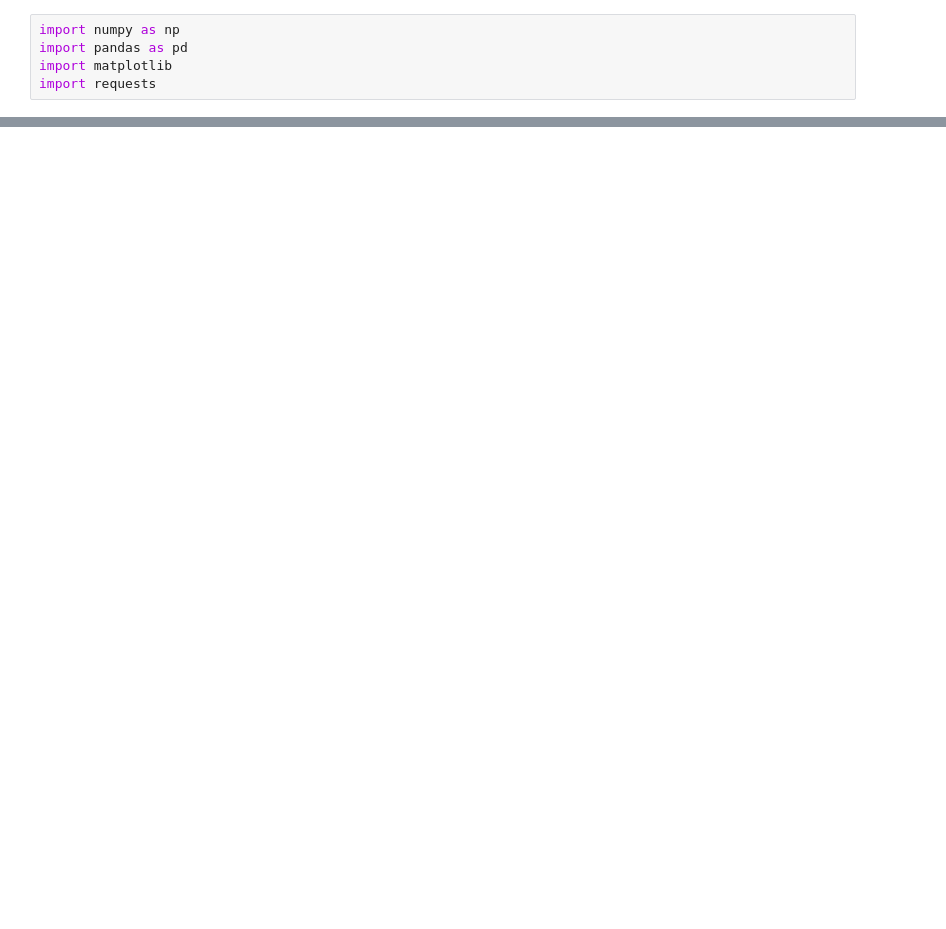
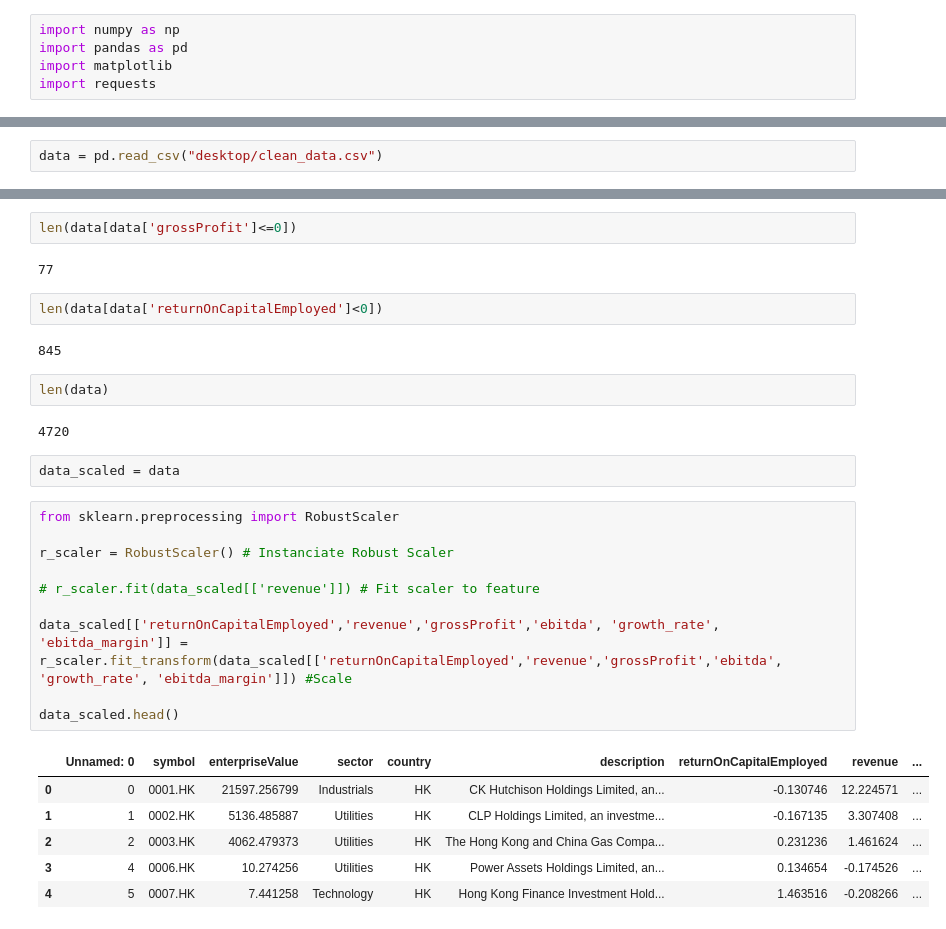
Before and after one commit to pierremstr/Company_Valuation, a Jupyter notebook: test__.ipynb, the cells around one changed output, grey strips where cells are left out. Drawn from its saved outputs; the diff is of its cells as text; blank space fills up the shorter version.

```diff
--- a/test__.ipynb
+++ b/test__.ipynb
@@ -39,0 +6,2 @@ df
+# %%
+data = pd.read_csv("desktop/clean_data.csv")
@@ -39,0 +26,31 @@ df
+# %%
+len(data[data['grossProfit']<=0])
+# %% [output]
+77
+# %%
+len(data[data['returnOnCapitalEmployed']<0])
+# %% [output]
+845
+# %%
+len(data)
+# %% [output]
+4720
+# %%
+data_scaled = data
+# %%
+from sklearn.preprocessing import RobustScaler
+
+r_scaler = RobustScaler() # Instanciate Robust Scaler
+
+# r_scaler.fit(data_scaled[['revenue']]) # Fit scaler to feature
+
+data_scaled[['returnOnCapitalEmployed','revenue','grossProfit','ebitda', 'growth_rate', 'ebitda_margin']] = r_scaler.fit_transform(data_scaled[['returnOnCapitalEmployed','revenue','grossProfit','ebitda', 'growth_rate', 'ebitda_margin']]) #Scale
+
+data_scaled.head()
+# %% [output]
+|  | Unnamed: 0 | symbol | enterpriseValue | sector | country | description | returnOnCapitalEmployed | revenue | ... |
+| 0 | 0 | 0001.HK | 21597.256799 | Industrials | HK | CK Hutchison Holdings Limited, an... | -0.130746 | 12.224571 | ... |
+| 1 | 1 | 0002.HK | 5136.485887 | Utilities | HK | CLP Holdings Limited, an investme... | -0.167135 | 3.307408 | ... |
+| 2 | 2 | 0003.HK | 4062.479373 | Utilities | HK | The Hong Kong and China Gas Compa... | 0.231236 | 1.461624 | ... |
+| 3 | 4 | 0006.HK | 10.274256 | Utilities | HK | Power Assets Holdings Limited, an... | 0.134654 | -0.174526 | ... |
+| 4 | 5 | 0007.HK | 7.441258 | Technology | HK | Hong Kong Finance Investment Hold... | 1.463516 | -0.208266 | ... |
```
Also changed, not shown: parts of 15 cells of this notebook.
